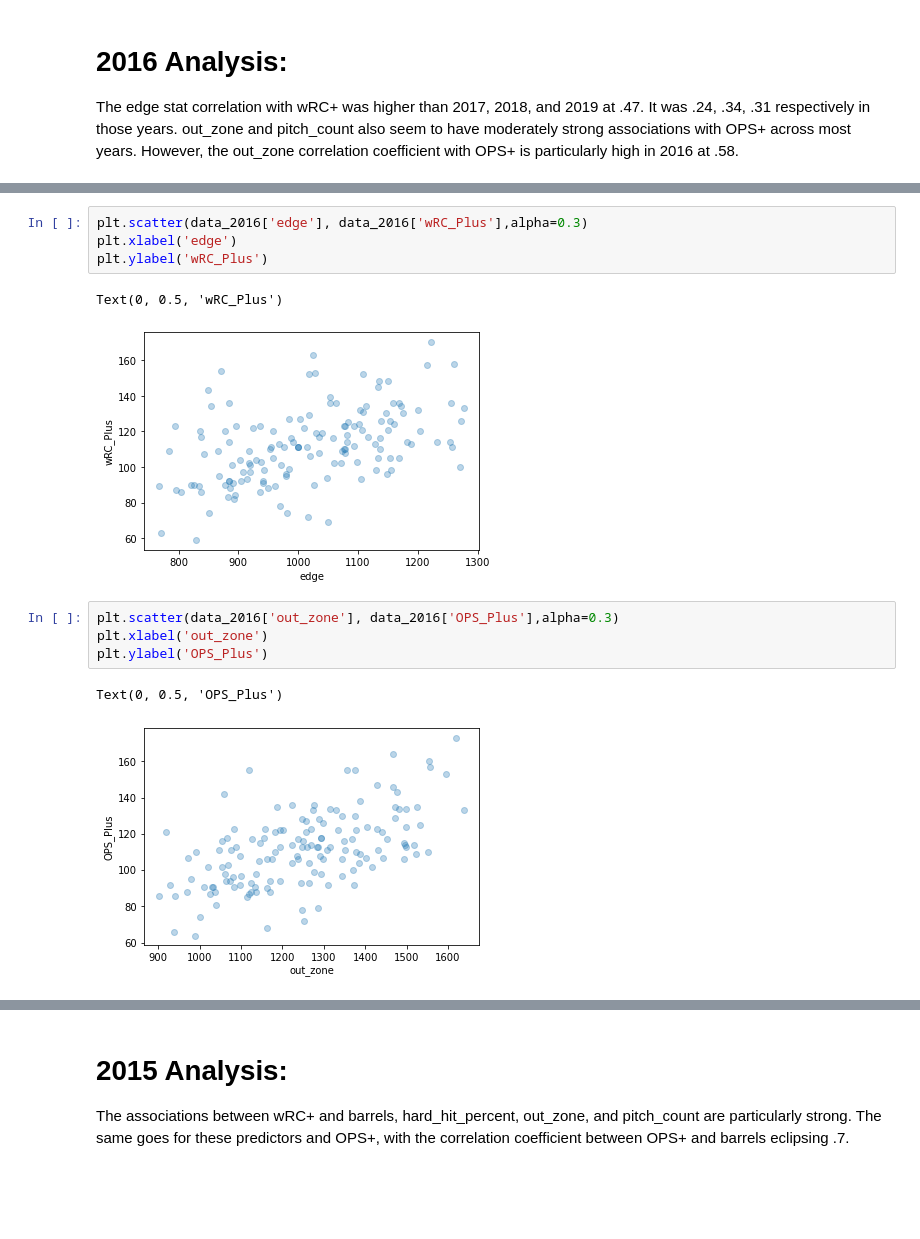
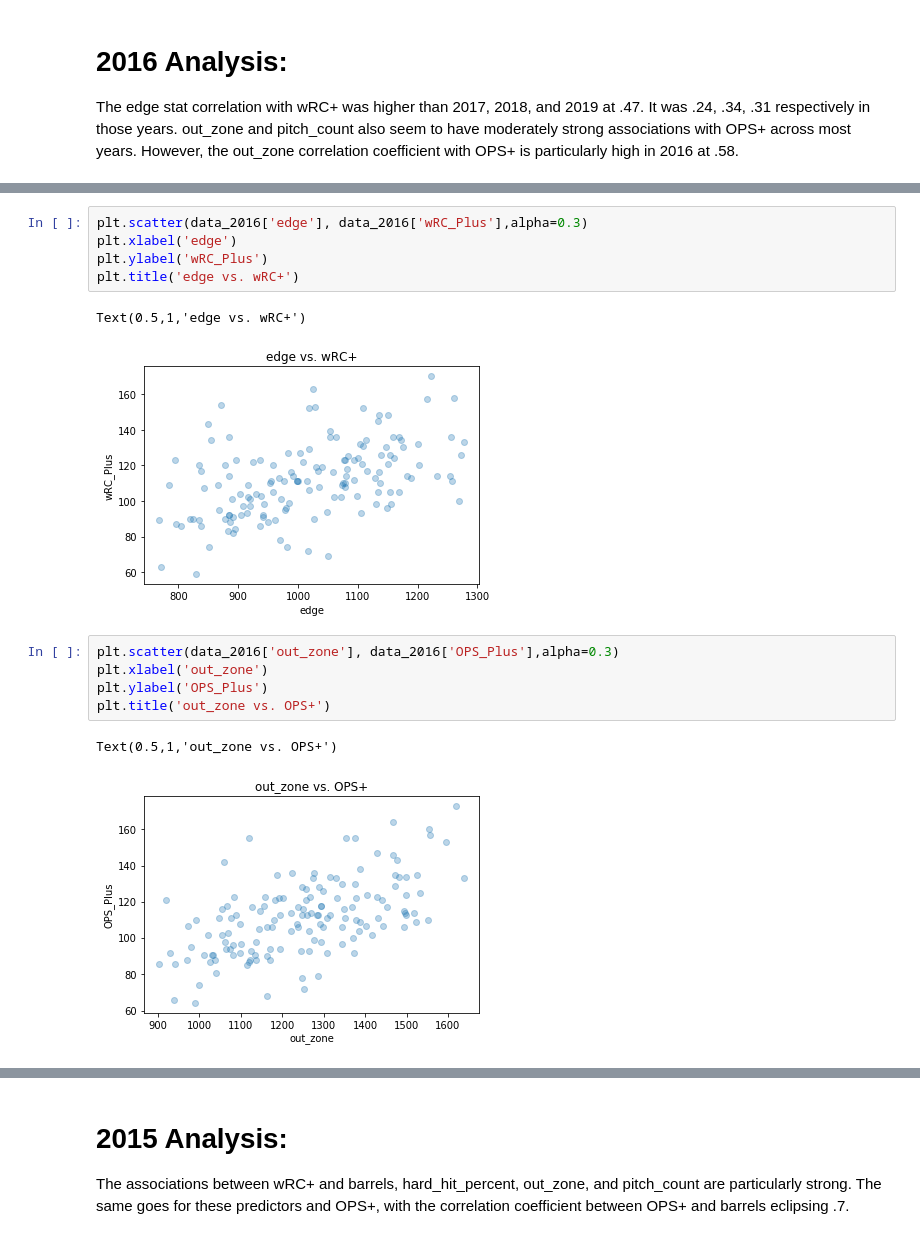
Before and after one commit to GeoffreyBrann/info2950, a Jupyter notebook: Phase_2_final.ipynb, the cells around one changed output, grey strips where cells are left out. Drawn from its saved outputs; the diff is of its cells as text; blank space fills up the shorter version.

Commit message:
Scatterplot titles added, fixed error message on 2015 UBR correlation coefficients
See title

```diff
--- a/Phase_2_final.ipynb
+++ b/Phase_2_final.ipynb
@@ -615,17 +615,19 @@ UBR
 # %%
 plt.scatter(data_2016['edge'], data_2016['wRC_Plus'],alpha=0.3)
 plt.xlabel('edge')
 plt.ylabel('wRC_Plus')
+plt.title('edge vs. wRC+')
 # %% [output]
-Text(0, 0.5, 'wRC_Plus')
+Text(0.5,1,'edge vs. wRC+')
-[figure, old version]
+[figure, new version]
 # %%
 plt.scatter(data_2016['out_zone'], data_2016['OPS_Plus'],alpha=0.3)
 plt.xlabel('out_zone')
 plt.ylabel('OPS_Plus')
+plt.title('out_zone vs. OPS+')
 # %% [output]
-Text(0, 0.5, 'OPS_Plus')
+Text(0.5,1,'out_zone vs. OPS+')
-[figure, old version]
+[figure, new version]
 # %%
 plt.scatter(data_2016['pitch_count'], data_2016['OPS_Plus'],alpha=0.3)
 plt.xlabel('pitch_count')
```
Also changed, not shown: parts of 11 cells of this notebook.
